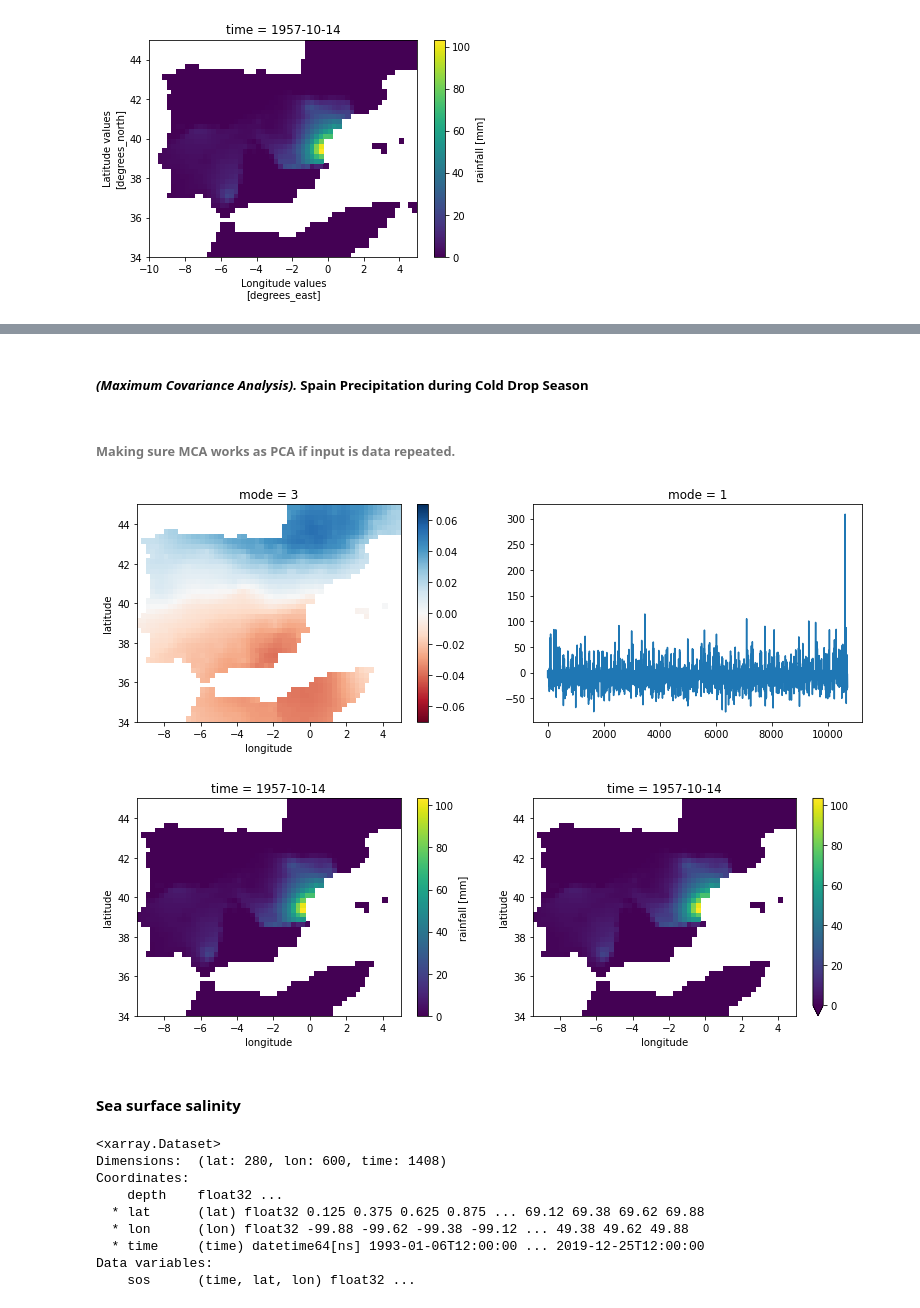
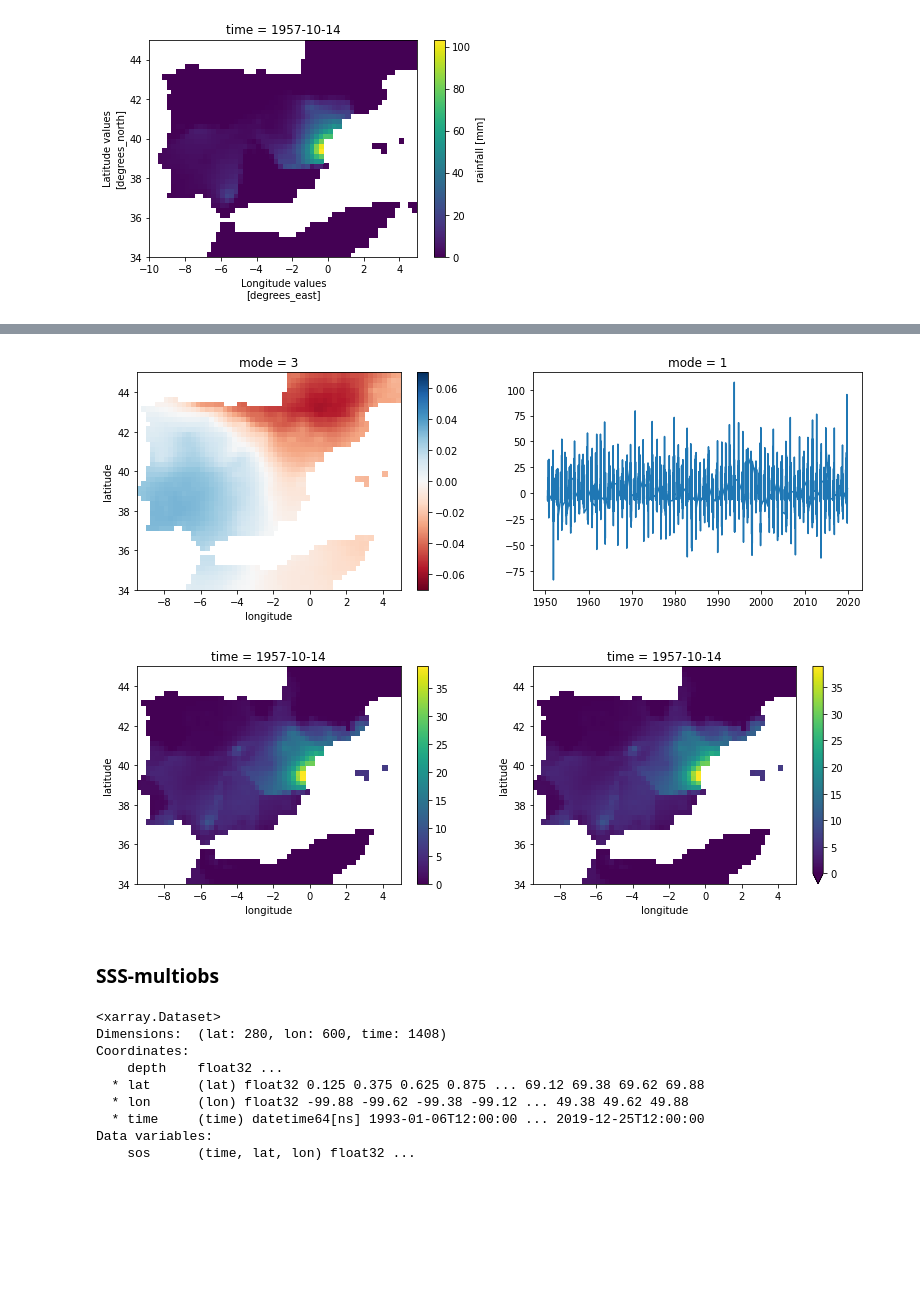
Before and after one commit to mdondv/xpca, a Jupyter notebook: code/xpca.ipynb, the cells around one changed output, grey strips where cells are left out. Cells and saved outputs as stored; diff of their text form; code cells hidden in the pictures; blank space fills up the shorter version.

```diff
--- a/code/xpca.ipynb
+++ b/code/xpca.ipynb
@@ -929,23 +1072,0 @@ plt.show()
-# %%
-class MCA:
-
-    def __init__(self, X, Y):
-        self.X_std = (X - np.mean(X, axis = 0)) / np.std(X, axis = 0)
-        self.Y_std = (Y - np.mean(Y, axis = 0)) / np.std(Y, axis = 0)
-        self.cov_mat = self.X_std.T @ self.Y_std / (self.X_std.shape[0] - 1)
-        self.X_eofs, eigen_values, self.Y_eofs = np.linalg.svd(self.cov_mat, full_matrices=False)
-        self.Y_eofs = self.Y_eofs.T
-
-    def eofs(self, n_X, n_Y):
-
-        return self.X_eofs[:, 0:n_X].T, self.Y_eofs[:, 0:n_Y].T
-
-    def projected(self, n_X, n_Y):
-        X_projected = np.dot(self.X_std, self.X_eofs[:, 0:n_X])
-        Y_projected = np.dot(self.Y_std, self.Y_eofs[:, 0:n_Y])
-
-        return X_projected, Y_projected
-# %% [markdown]
-##### *(Maximum Covariance Analysis).* Spain Precipitation during Cold Drop Season
-# %% [markdown]
-###### Making sure MCA works as PCA if input is data repeated.
@@ -962,13 +1085,13 @@ dana_id = take_month(np.datetime_as_string(spain_prcp.time.values, timezone='UTC
 dana_date = spain_prcp.time.values[dana_id]
 spain_data_dana = obs.loc[dana_id, :] # Data corresponding to the drop cold season in Spain
 
-#spain_dana_ave = ma(spain_data_dana.values, k=3) # 3-day moving average
+spain_dana_ave = ma(spain_data_dana.values, k=3) # 3-day moving average
 #spain_dana_smo = ECDF_smoothing(spain_dana_ave, k=3) # ECDF smoothing
 #spain_dana_tran = to_alpha_2(spain_dana_smo) # Transfer the margins to have the same regular variation index: 2
 
-mca = MCA(spain_data_dana.values, spain_data_dana.values)
-spain_dana_projectedX, spain_dana_projectedY = mca.projected(spain_data_dana.shape[1], spain_data_dana.shape[1])
-spain_dana_eofsX, spain_dana_eofsY = mca.eofs(spain_data_dana.shape[1], spain_data_dana.shape[1])
+mca = MCA(spain_dana_ave, spain_dana_ave)
+spain_dana_projectedX, spain_dana_projectedY = mca.projected(spain_dana_ave.shape[1], spain_dana_ave.shape[1])
+spain_dana_eofsX, spain_dana_eofsY = mca.eofs(spain_dana_ave.shape[1], spain_dana_ave.shape[1])
 
 #spain_dana_projectedX, spain_dana_projectedY = MCA_projected(spain_data_dana.values, spain_data_dana.values, spain_data_dana.shape[1], spain_data_dana.shape[1])
 #spain_dana_eofsX, spain_dana_eofsY = MCA_eofs(spain_data_dana.values, spain_data_dana.values, spain_data_dana.shape[1], spain_data_dana.shape[1])
@@ -978,19 +1101,20 @@ da = da.unstack().sortby(['longitude', 'latitude'])
 # %%
 fig = plt.figure(figsize=(13, 4))
 ax1 = fig.add_subplot(121)
 ax2 = fig.add_subplot(122)
 
 mode = 3
 da.sel(mode=mode, latitude=slice(25, 73), longitude=slice(-30, 45)).plot(ax=ax1, cmap='RdBu', vmin=-0.07, vmax=0.07)
-ax2.plot(range(len(spain_data_dana.index)), - spain_dana_projectedY[:, mode - 1])
+ax2.plot(dana_date, - spain_dana_projectedY[:, mode - 1])
 ax2.set_title('mode = 1')
 plt.show()
 # %% [output]
-[figure, old version]
+[figure, new version]
 # %%
 #xdana_tran = xr.DataArray(spain_dana_tran, dims=['time', 'x'], coords={'time': dana_date, 'x': spain_prcp.coords['x']}).unstack()
+xdana_ma = xr.DataArray(spain_dana_ave, dims=['time', 'x'], coords={'time': dana_date, 'x': spain_prcp.coords['x']}).unstack()
 
-rec_alldays = np.dot(spain_dana_projectedY, spain_dana_eofsY) * np.std(spain_data_dana.values, axis=0) + np.mean(spain_data_dana.values, axis=0)
+rec_alldays = np.dot(spain_dana_projectedY, spain_dana_eofsY) * np.std(spain_dana_ave, axis=0) + np.mean(spain_dana_ave, axis=0)
 xrec_alldays = xr.DataArray(rec_alldays, dims=['time', 'x'], coords={'x': spain_prcp.coords['x'], 'time': spain.time[spain.time.dt.month.isin([7, 8, 9, 10, 11])].values})
 xrec_alldays = xrec_alldays.unstack().sortby(['longitude', 'latitude'])
 
@@ -998,13 +1122,13 @@ fig = plt.figure(figsize=(13, 4))
 ax1 = fig.add_subplot(121)
 ax2 = fig.add_subplot(122)
 
-spain_prcp.unstack().sel(time='1957-10-14').sortby(['latitude', 'longitude']).plot(ax=ax1) # transformed precipitation data
+xdana_ma.unstack().sel(time='1957-10-14').sortby(['latitude', 'longitude']).plot(ax=ax1) # transformed precipitation data
 xrec_alldays.sel(time='1957-10-14').sortby(['latitude', 'longitude']).plot(ax=ax2, vmin=0) # reconstruction of transformed precipitation
 plt.show()
 # %% [output]
-[figure, old version]
+[figure, new version]
 # %% [markdown]
-#### Sea surface salinity
+### SSS-multiobs
 # %%
 file = '/Users/miguel/Desktop/fisica_mates/cinque/tfg-xpca/data/sss-multiobs.nc'
 dsss = xr.open_dataset(file)
```
Also changed, not shown: parts of 125 cells of this notebook, 42 other files.
